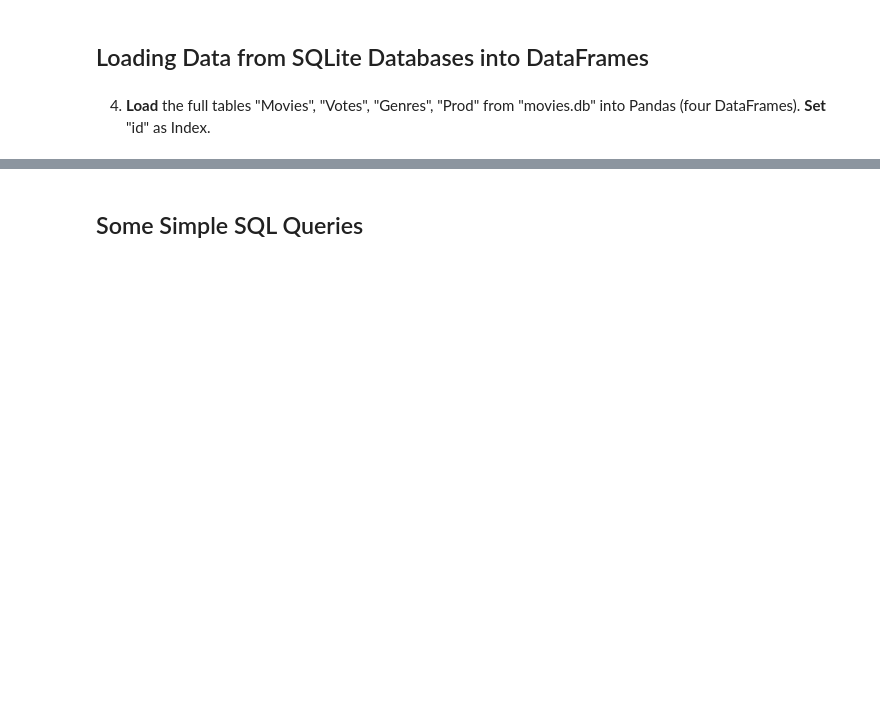
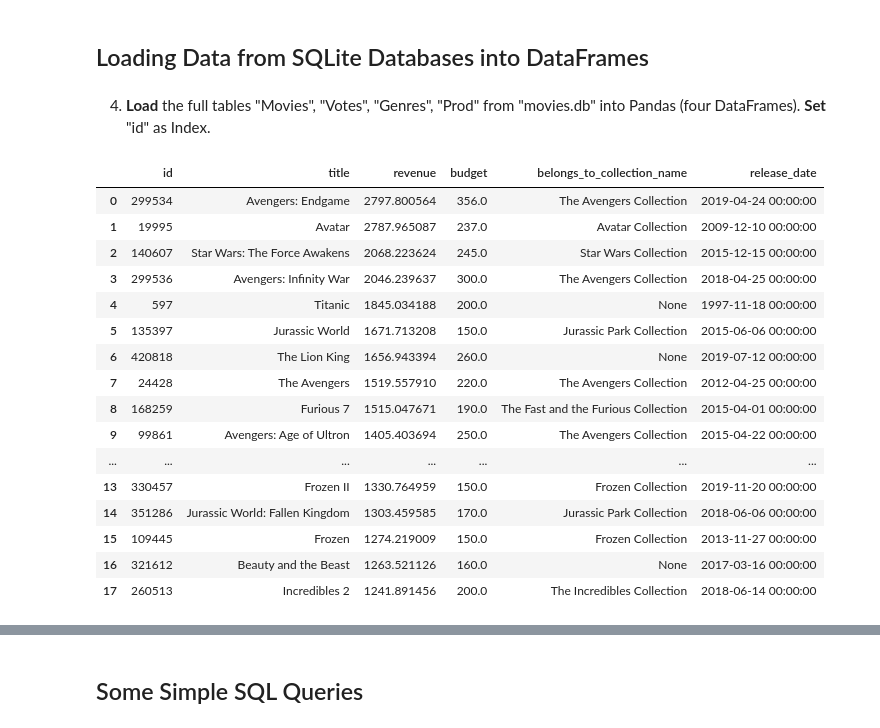
Before and after one commit to eeeds/Projects, a Jupyter notebook: 18- Pandas and SQL Databases/Project18.ipynb, the cells around one changed output, grey strips where cells are left out. Saved outputs shown, nothing was run; the diff lists cells and outputs as text; code cells hidden in the pictures; blank space fills up the shorter version.

```diff
--- a/18- Pandas and SQL Databases/Project18.ipynb
+++ b/18- Pandas and SQL Databases/Project18.ipynb
@@ -209,3 +209,26 @@ conn.close()
 ## Loading Data from SQLite Databases into DataFrames
 # %% [markdown]
 4. __Load__ the full tables "Movies", "Votes", "Genres", "Prod" from "movies.db" into Pandas (four DataFrames). __Set__ "id" as Index.
+# %%
+conn = sq3.connect('movies.db')
+# %%
+#Querying the database
+pd.read_sql("SELECT * FROM Movies", conn)
+# %% [output]
+|  | id | title | revenue | budget | belongs_to_collection_name | release_date |
+| 0 | 299534 | Avengers: Endgame | 2797.800564 | 356.0 | The Avengers Collection | 2019-04-24 00:00:00 |
+| 1 | 19995 | Avatar | 2787.965087 | 237.0 | Avatar Collection | 2009-12-10 00:00:00 |
+| 2 | 140607 | Star Wars: The Force Awakens | 2068.223624 | 245.0 | Star Wars Collection | 2015-12-15 00:00:00 |
+| 3 | 299536 | Avengers: Infinity War | 2046.239637 | 300.0 | The Avengers Collection | 2018-04-25 00:00:00 |
+| 4 | 597 | Titanic | 1845.034188 | 200.0 | None | 1997-11-18 00:00:00 |
+| 5 | 135397 | Jurassic World | 1671.713208 | 150.0 | Jurassic Park Collection | 2015-06-06 00:00:00 |
+| 6 | 420818 | The Lion King | 1656.943394 | 260.0 | None | 2019-07-12 00:00:00 |
+| 7 | 24428 | The Avengers | 1519.557910 | 220.0 | The Avengers Collection | 2012-04-25 00:00:00 |
+| 8 | 168259 | Furious 7 | 1515.047671 | 190.0 | The Fast and the Furious Collection | 2015-04-01 00:00:00 |
+| 9 | 99861 | Avengers: Age of Ultron | 1405.403694 | 250.0 | The Avengers Collection | 2015-04-22 00:00:00 |
+| ... | ... | ... | ... | ... | ... | ... |
+| 13 | 330457 | Frozen II | 1330.764959 | 150.0 | Frozen Collection | 2019-11-20 00:00:00 |
+| 14 | 351286 | Jurassic World: Fallen Kingdom | 1303.459585 | 170.0 | Jurassic Park Collection | 2018-06-06 00:00:00 |
+| 15 | 109445 | Frozen | 1274.219009 | 150.0 | Frozen Collection | 2013-11-27 00:00:00 |
+| 16 | 321612 | Beauty and the Beast | 1263.521126 | 160.0 | None | 2017-03-16 00:00:00 |
+| 17 | 260513 | Incredibles 2 | 1241.891456 | 200.0 | The Incredibles Collection | 2018-06-14 00:00:00 |
```
Also changed, not shown: parts of 6 cells of this notebook.
